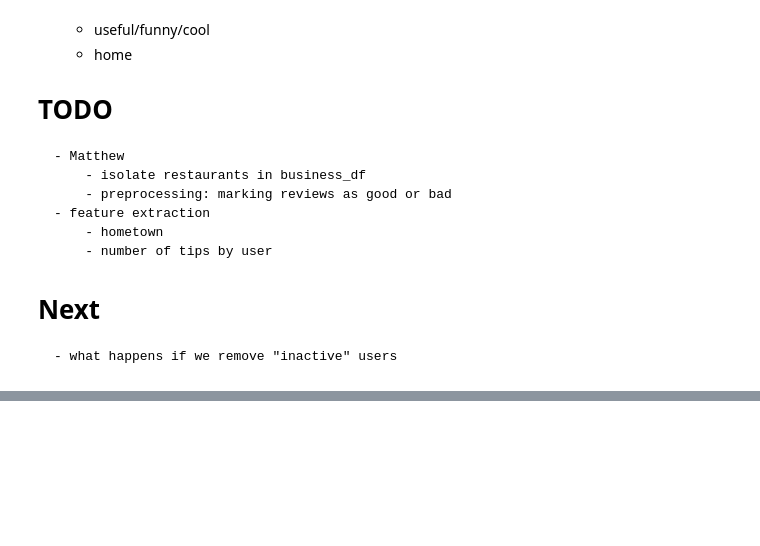
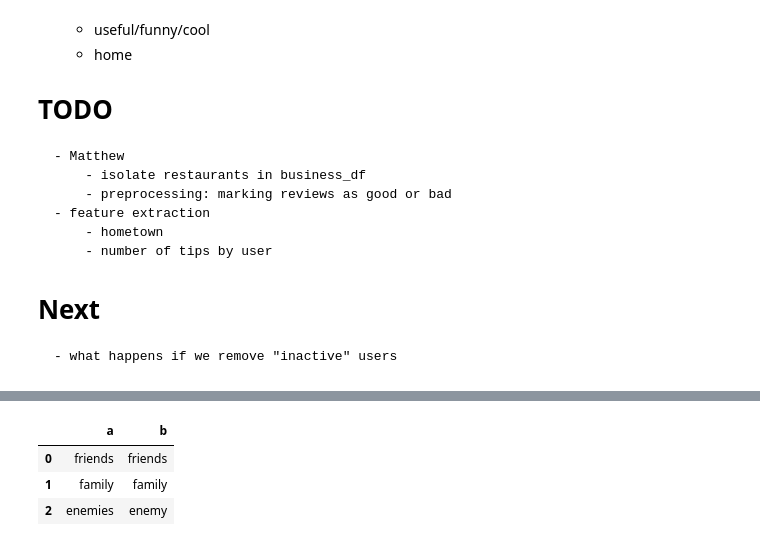
Before and after one commit to jessecho516/CS-334-Final-Project, a Jupyter notebook: fp_q1.ipynb, the cells around one changed output, grey strips where cells are left out. Drawn from its saved outputs; the diff is of its cells as text; code cells hidden in the pictures; blank space fills up the shorter version.

```diff
--- a/fp_q1.ipynb
+++ b/fp_q1.ipynb
@@ -67,0 +121,7 @@ tip_df
+# %%
+test
+# %% [output]
+|  | a | b |
+| 0 | friends | friends |
+| 1 | family | family |
+| 2 | enemies | enemy |
```
Also changed, not shown: parts of 22 cells of this notebook.
